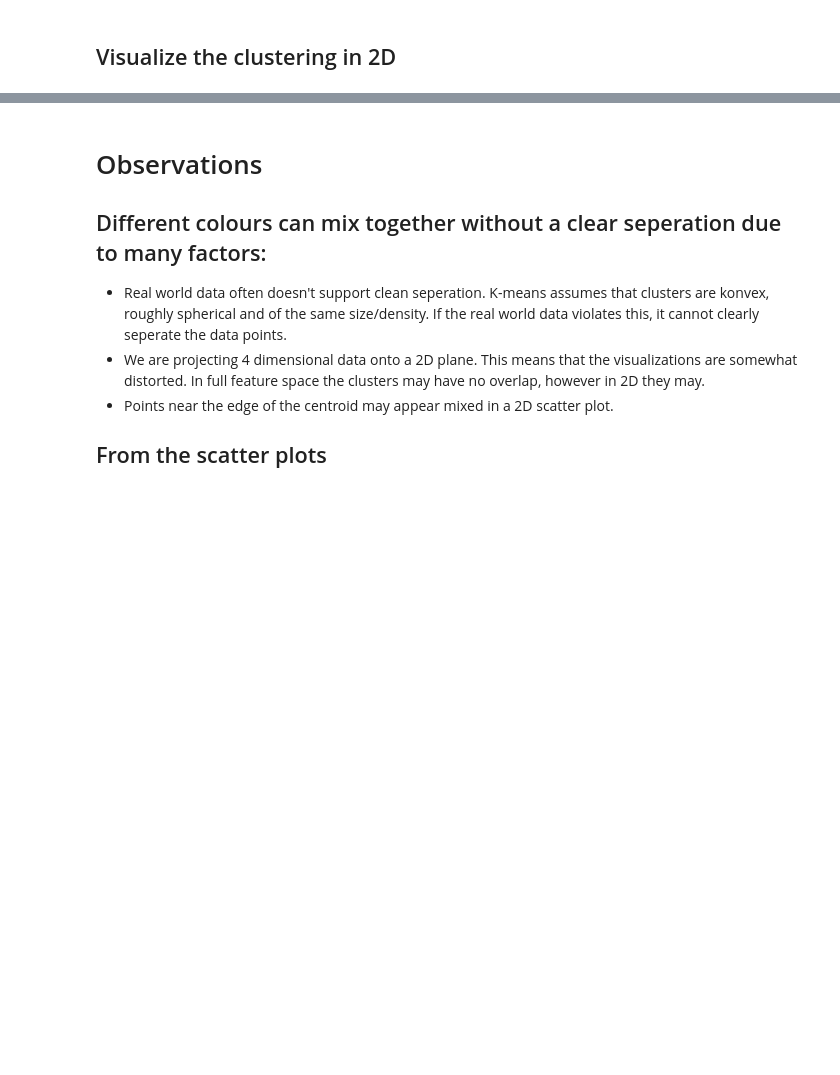
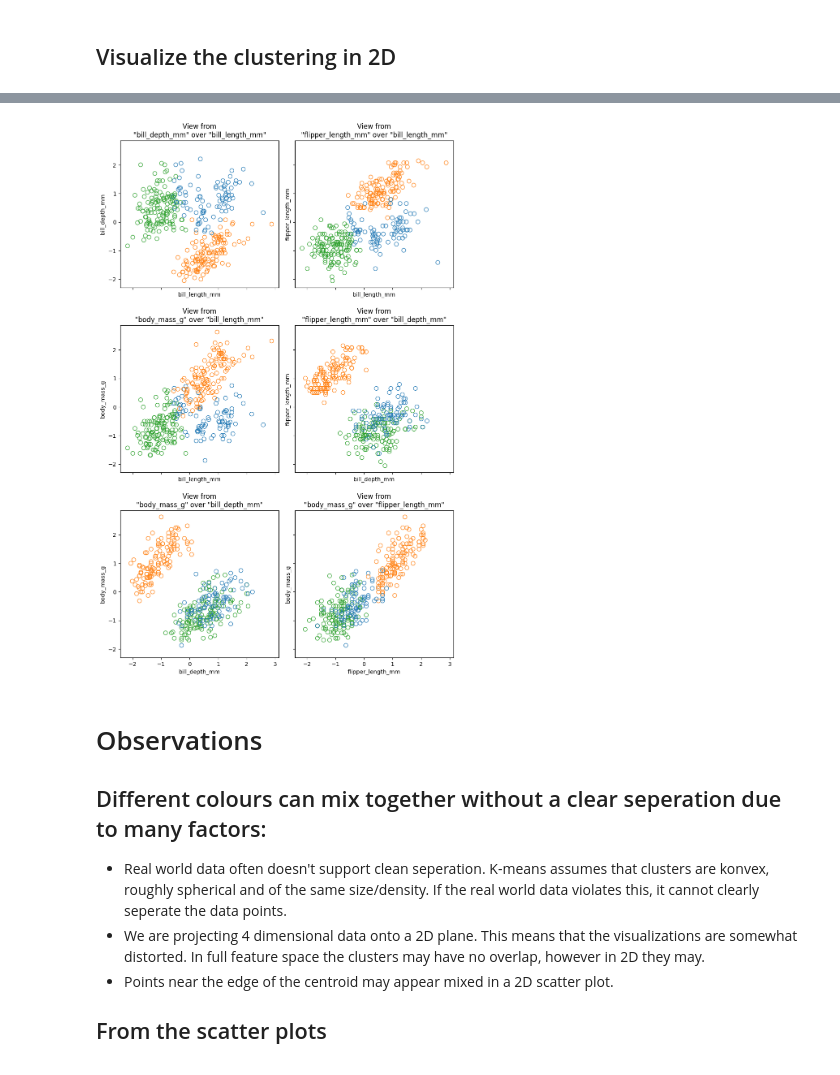
Before and after one commit to Data-Science-Club-ELTE/clustering-visualizing-data-in-two-dimensions, a Jupyter notebook: notebooks/01_kmeans_clustering.ipynb, the cells around one changed output, grey strips where cells are left out. Saved outputs shown, nothing was run; the diff lists cells and outputs as text; code cells hidden in the pictures; blank space fills up the shorter version.

```diff
--- a/notebooks/01_kmeans_clustering.ipynb
+++ b/notebooks/01_kmeans_clustering.ipynb
@@ -110,3 +116,15 @@ visualize_kmeans_clustering(kmeans, X_scaled, f1='flipper_length_mm', f2='body_m
+# %%
+fig, axes = plt.subplots(3, 2, figsize=(9, 14), sharex=True, sharey=True)
+axes = axes.flatten()
+
+for i, (f1, f2) in enumerate(combinations(X_scaled.columns, 2)):
+	ax = axes[i]
+	visualize_kmeans_clustering(X_scaled, kmeans.labels_, f1, f2, ax=ax, hide_legend=True)
+
+plt.tight_layout()
+plt.show()
+# %% [output]
+[figure, added]
 # %% [markdown]
 # Observations
 
```
Also changed, not shown: parts of 2 cells of this notebook, 2 other files.
